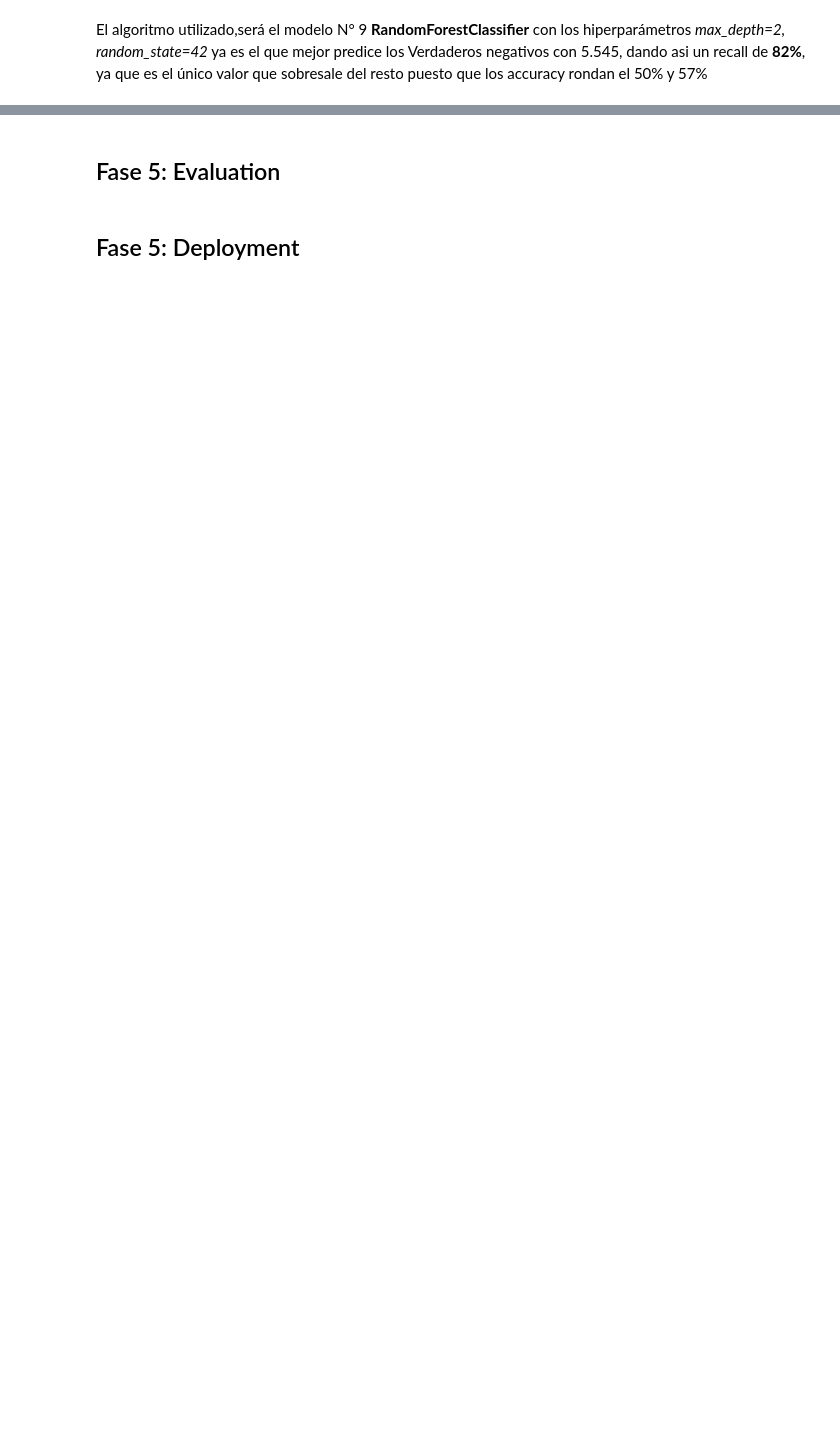
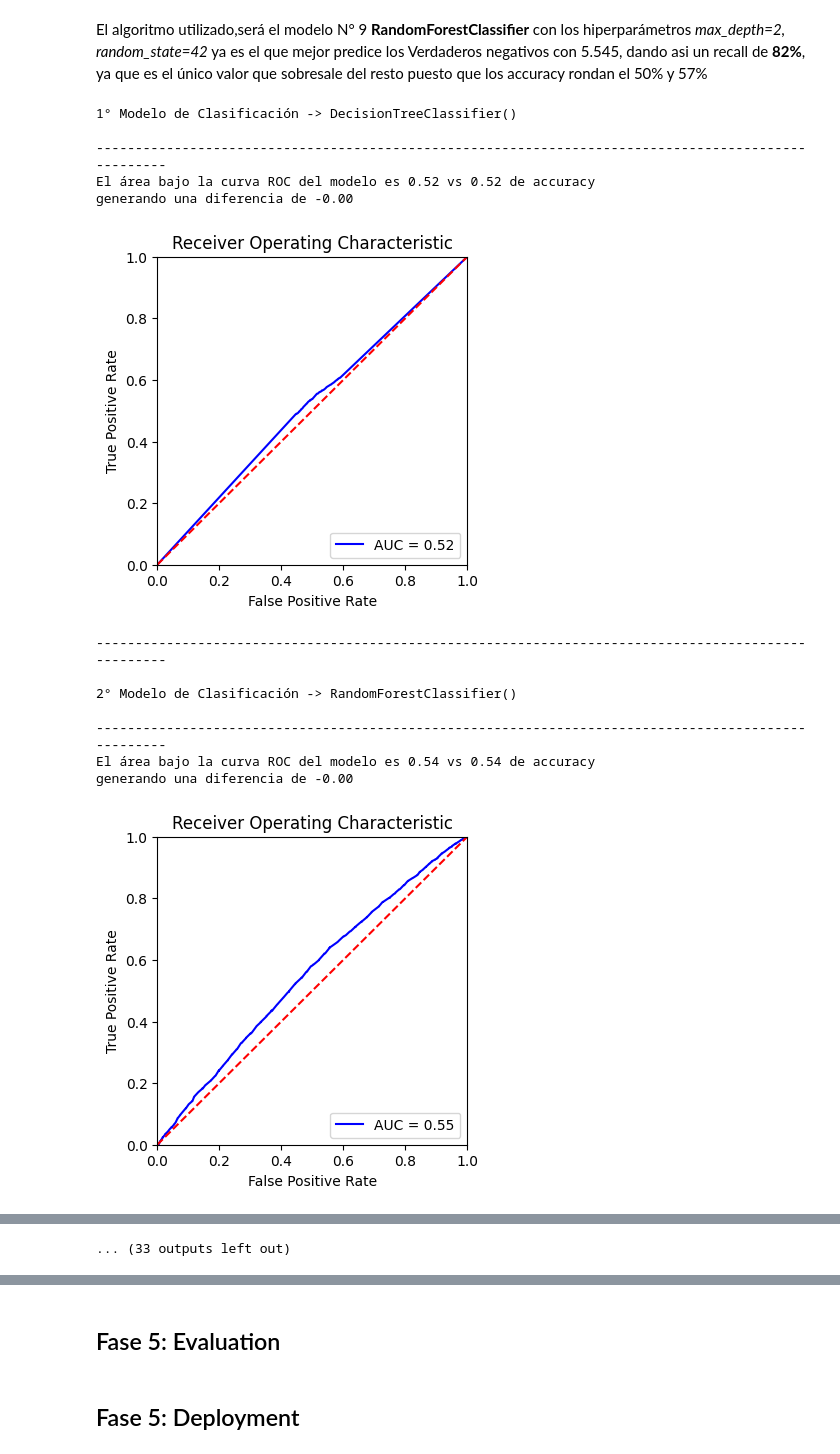
Before and after one commit to The-Shield-Team/SHIELD-ML-Monopoly, a Jupyter notebook: index.ipynb, the cells around one changed output, grey strips where cells are left out. Drawn from its saved outputs; the diff is of its cells as text; code cells hidden in the pictures; blank space fills up the shorter version.

```diff
--- a/index.ipynb
+++ b/index.ipynb
@@ -1191,3 +1194,60 @@ El f1-score del modelo es 0.61
 ----------------------------------------------------------------------------------------------------
 # %% [markdown]
 El algoritmo utilizado,será el modelo N° 9 __RandomForestClassifier__ con los hiperparámetros _max_depth=2, random_state=42_ ya es el que mejor predice los Verdaderos negativos con 5.545, dando asi un recall de **82%**, ya que es el único valor que sobresale del resto puesto que los accuracy rondan el 50% y 57%
+# %%
+import  matplotlib.pyplot as plt
+from sklearn import metrics
+from sklearn.metrics import roc_curve, auc
+def plot_roc_chart(model, X_test, y_test):
+    # calculate the fpr and tpr for all thresholds of the classification
+    probs = model.predict_proba(X_test)
+    preds = probs[:, 1]
+    fpr, tpr, threshold = metrics.roc_curve(y_test, preds)
+    roc_auc = metrics.auc(fpr, tpr)
+
+    # method I: plt
+    plt.figure(figsize=(4, 4))
+    plt.title('Receiver Operating Characteristic')
+    plt.plot(fpr, tpr, 'b', label='AUC = %0.2f' % roc_auc)
+    plt.legend(loc='lower right')
+    plt.plot([0, 1], [0, 1], 'r--')
+    plt.xlim([0, 1])
+    plt.ylim([0, 1])
+    plt.ylabel('True Positive Rate')
+    plt.xlabel('False Positive Rate')
+    plt.show()
+    return probs
+# %%
+# trazar la curva ROC/AUC para cada modelo de clasificacion comparando con las clasificaciones
+
+from sklearn.metrics import roc_curve, auc
+i = 1
+for model in models:
+    y_pred_clas = model.predict(X_test_clas)
+    fpr, tpr, thresholds = roc_curve(y_test_clas, y_pred_clas)
+    roc_auc = auc(fpr, tpr)
+    accuaracy = accuracy_score(y_test_clas, y_pred_clas)
+    dif = roc_auc - accuaracy
+    print(f'{i}° Modelo de Clasificación -> {model}\n')
+    print('-'*100)
+    print(
+        f'El área bajo la curva ROC del modelo es {roc_auc:.2f} vs {accuaracy:.2f} de accuracy')
+    print(f'generando una diferencia de {dif:.2f}\n')
+    plot_roc_chart(model, X_test_clas, y_test_clas)
+    print('-'*100,'\n')
+    i += 1
+# %% [output]
+1° Modelo de Clasificación -> DecisionTreeClassifier()
+
+----------------------------------------------------------------------------------------------------
+El área bajo la curva ROC del modelo es 0.52 vs 0.52 de accuracy
+generando una diferencia de -0.00
+[figure, added]
+----------------------------------------------------------------------------------------------------
+
+2° Modelo de Clasificación -> RandomForestClassifier()
+
+----------------------------------------------------------------------------------------------------
+El área bajo la curva ROC del modelo es 0.54 vs 0.54 de accuracy
+generando una diferencia de -0.00
+[figure, added]
@@ -1193,0 +1286 @@ El algoritmo utilizado,será el modelo N° 9 __RandomForestClassifier__ con los
+... (33 outputs left out)
```
Also changed, not shown: parts of 13 cells of this notebook.
